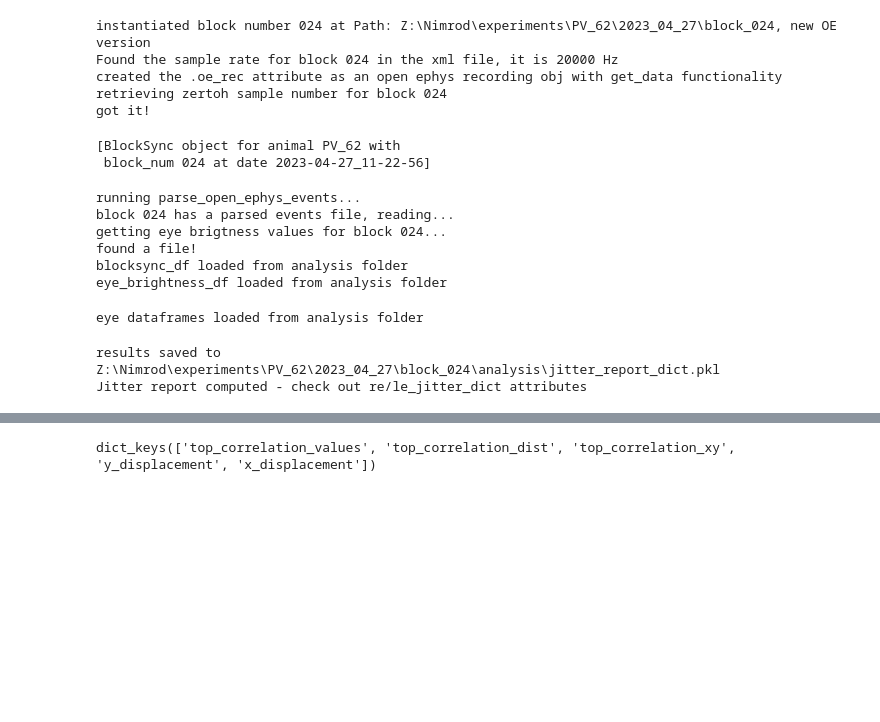
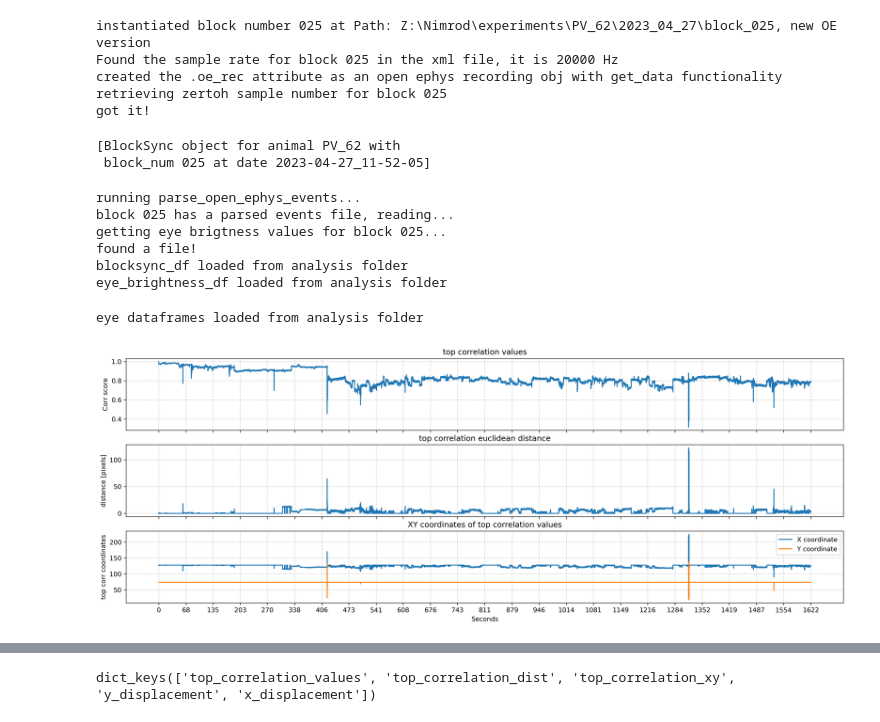
Before and after one commit to neural-electrophysiology-tool-team/Eye-Tracking-Tools, a Jupyter notebook: Graphs_for_paper_sept_23.ipynb, the cells around one changed output, grey strips where cells are left out. Saved outputs shown, nothing was run; the diff lists cells and outputs as text; code cells hidden in the pictures; blank space fills up the shorter version.

```diff
--- a/Graphs_for_paper_sept_23.ipynb
+++ b/Graphs_for_paper_sept_23.ipynb
@@ -19,7 +263,7 @@ IndentationError: expected an indented block (BlockSync_current.py, line 1430)
 # %%
 # define a single block to figure things out with:
 # this step creates block_collection - a list of BlockSync objects of interest
-block_numbers = range(24,25)
+block_numbers = range(25,26)
 bad_blocks = [42, 61, 62, 64, 65, 66]
 experiment_path = pathlib.Path(r"Z:\Nimrod\experiments")
 animal = 'PV_62'
@@ -32,16 +276,16 @@ block_dict = {}
 for b in block_collection:
     block_dict[str(b.block_num)] = b
 # %% [output]
-instantiated block number 024 at Path: Z:\Nimrod\experiments\PV_62\2023_04_27\block_024, new OE version
-Found the sample rate for block 024 in the xml file, it is 20000 Hz
+instantiated block number 025 at Path: Z:\Nimrod\experiments\PV_62\2023_04_27\block_025, new OE version
+Found the sample rate for block 025 in the xml file, it is 20000 Hz
 created the .oe_rec attribute as an open ephys recording obj with get_data functionality
-retrieving zertoh sample number for block 024
+retrieving zertoh sample number for block 025
 got it!
 # %%
 block_collection
 # %% [output]
 [BlockSync object for animal PV_62 with
- block_num 024 at date 2023-04-27_11-22-56]
+ block_num 025 at date 2023-04-27_11-52-05]
 # %%
 # This step is used to quickly go over the analyzed blocks and load their internal data
 for block in block_collection:
@@ -51,8 +295,8 @@ for block in block_collection:
     block.create_eye_brightness_df(threshold_value=20)
 # %% [output]
 running parse_open_ephys_events...
-block 024 has a parsed events file, reading...
-getting eye brigtness values for block 024...
+block 025 has a parsed events file, reading...
+getting eye brigtness values for block 025...
 found a file!
 blocksync_df loaded from analysis folder
 eye_brightness_df loaded from analysis folder
@@ -66,5 +312,7 @@ eye dataframes loaded from analysis folder
 # %%
-block.get_jitter_reports(export=True, overwrite=True)
+block.get_jitter_reports(export=True, overwrite=True, remove_led_blinks=True, sort_on_loading=True)
+#_ = block.plot_jitter_vectors(block.re_jitter_dict)
-# %% [output]
-results saved to Z:\Nimrod\experiments\PV_62\2023_04_27\block_024\analysis\jitter_report_dict.pkl
-Jitter report computed - check out re/le_jitter_dict attributes
+# %%
+_ = block.plot_jitter_vectors(block.re_jitter_dict,num_ticks=25)
+# %% [output]
+[figure, added]
```
Also changed, not shown: parts of 40 cells of this notebook, 2 other files.
